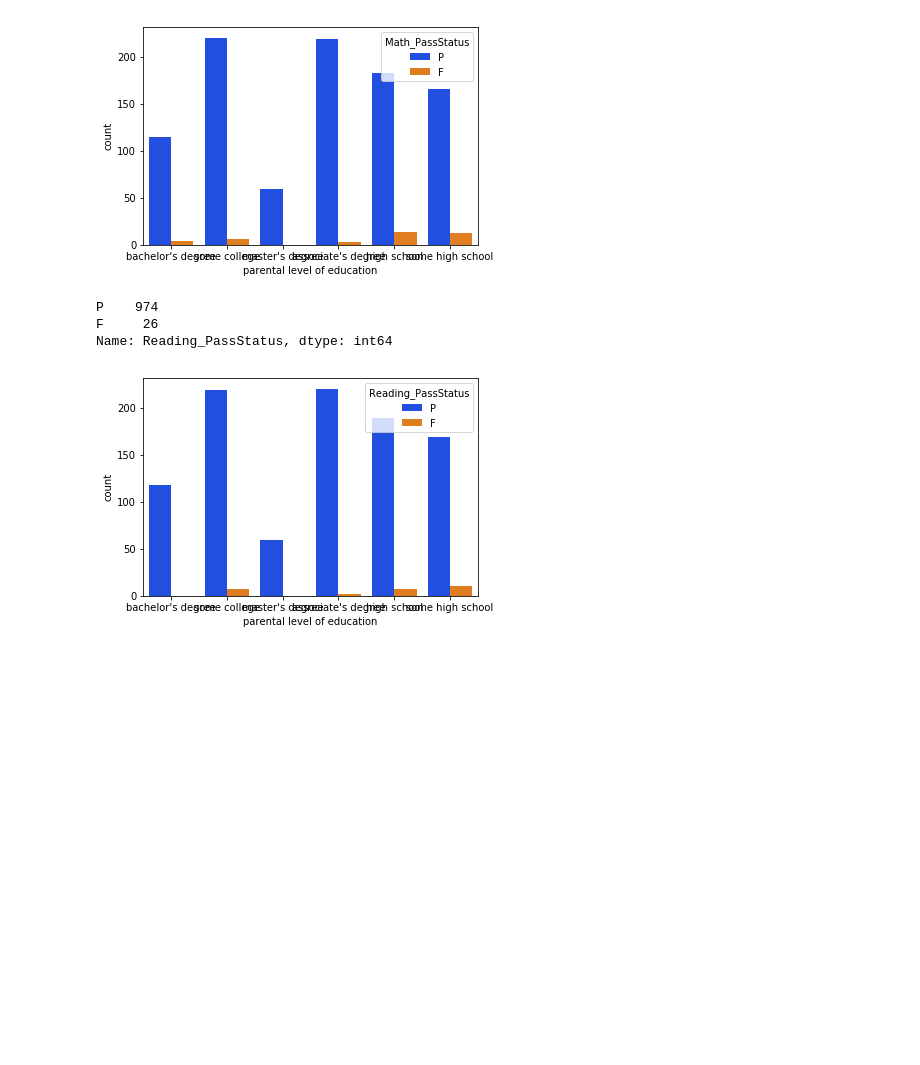
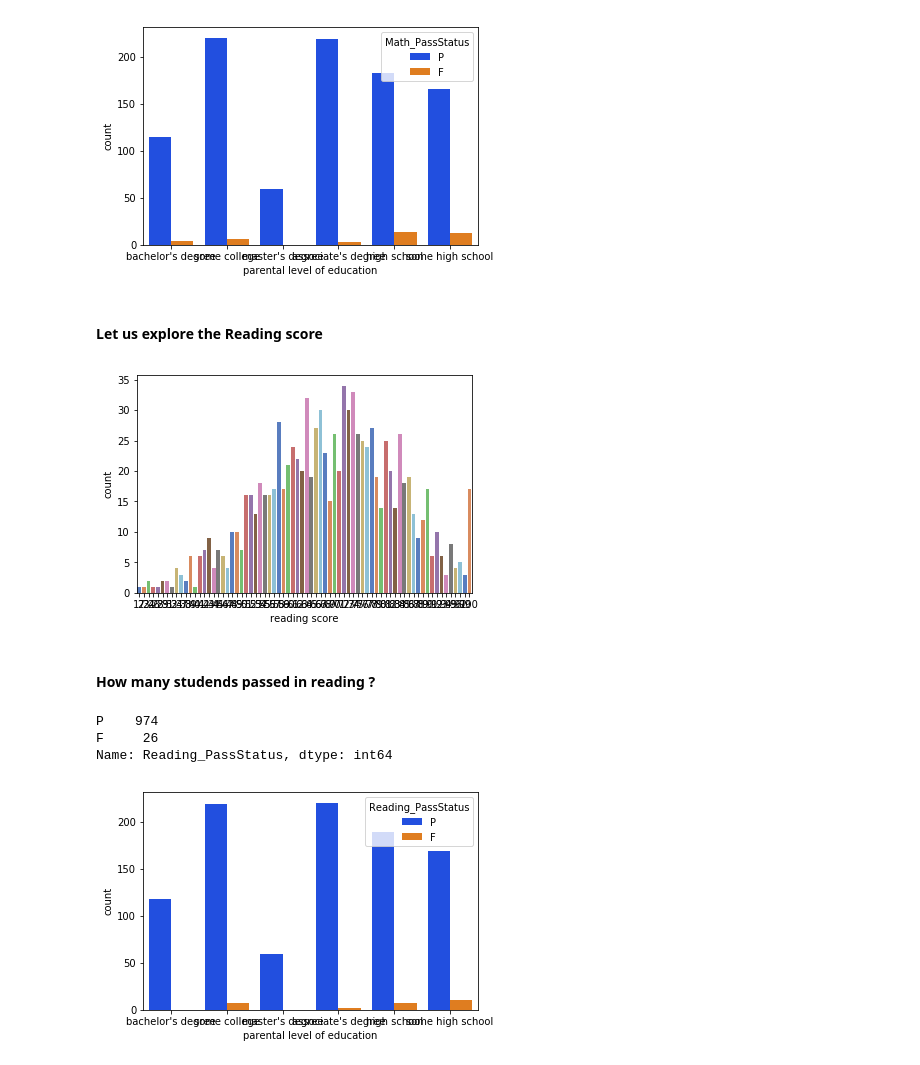
Before and after one commit to Jakki-SP/Exploratory-DataAnalysis, a Jupyter notebook: Student Performance In Exams.ipynb, the cells around one changed output. Drawn from its saved outputs; the diff is of its cells as text; code cells hidden in the pictures; blank space fills up the shorter version.

```diff
--- a/Student Performance In Exams.ipynb
+++ b/Student Performance In Exams.ipynb
@@ -12,0 +31,2 @@
+# %%
+passmark = 40
@@ -51,5 +90,0 @@ plt.show()
-# %%
-df['Math_PassStatus'] = np.where(df['math score']<40, 'F', 'P')
-df['Reading_PassStatus'] = np.where(df['reading score']<40, 'F', 'P')
-df['Writing_PassStatus'] = np.where(df['writing score']<40, 'F', 'P')
-df.head()
@@ -68,0 +93,3 @@ Name: Math_PassStatus, dtype: int64
+# %%
+df['Math_PassStatus'] = np.where(df['math score']<passmark, 'F', 'P')
+df.Math_PassStatus.value_counts()
@@ -71,12 +102,22 @@ sns.countplot(x='parental level of education', data = df, hue='Math_PassStatus',
 plt.show()
 # %% [output]
 [figure]
-# %%
-df.Reading_PassStatus.value_counts()
-# %% [output]
-P    974
-F     26
-Name: Reading_PassStatus, dtype: int64
+# %% [markdown]
+#### Let us explore the Reading score
+# %%
+sns.countplot(x="reading score", data = df, palette="muted")
+plt.show()
+# %% [output]
+[figure, added]
+# %% [markdown]
+#### How many studends passed in reading ?
+# %%
+df['Reading_PassStatus'] = np.where(df['reading score']<passmark, 'F', 'P')
+df.Reading_PassStatus.value_counts()
+# %% [output]
+P    974
+F     26
+Name: Reading_PassStatus, dtype: int64
 # %%
 sns.countplot(x='parental level of education', data = df, hue='Reading_PassStatus', palette='bright')
 plt.show()
```
Also changed, not shown: parts of 32 cells of this notebook.
